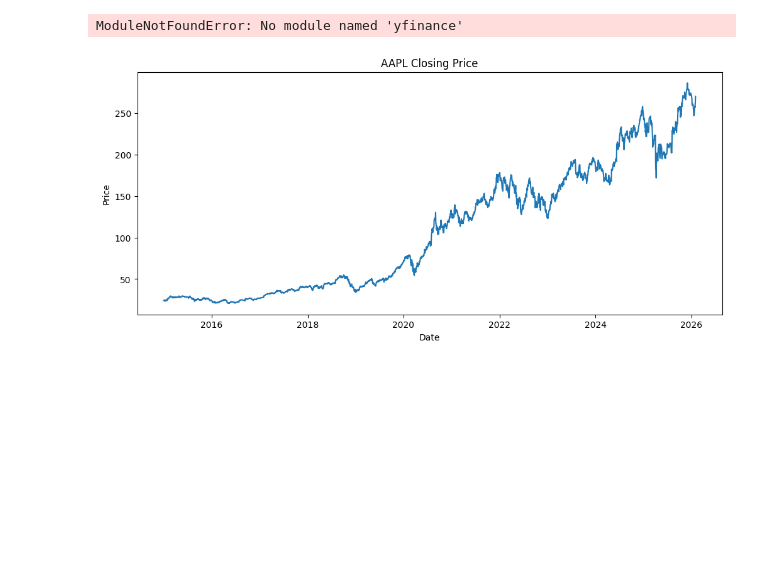
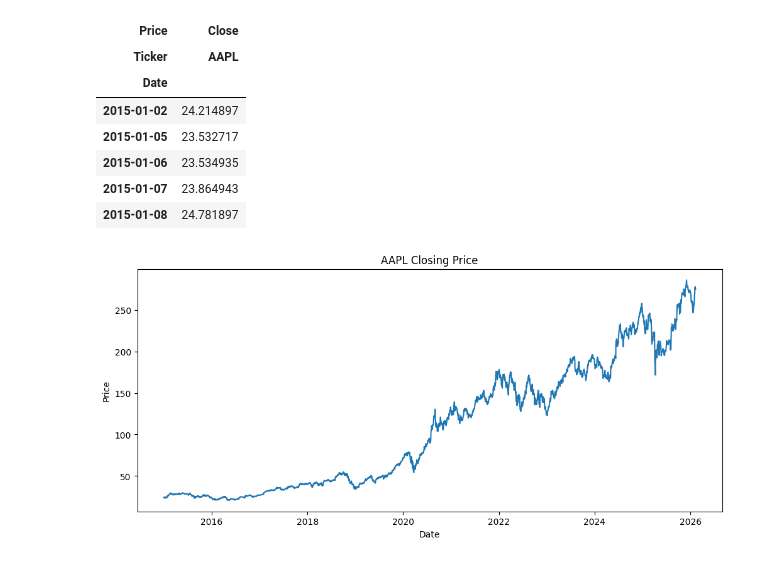
Before and after one commit to amaayacc/FINMA-Financial-Modelling-Assignment, a Jupyter notebook: finalproject.ipynb, the cells around one changed output. Drawn from its saved outputs; the diff is of its cells as text; code cells hidden in the pictures; blank space fills up the shorter version.

```diff
--- a/finalproject.ipynb
+++ b/finalproject.ipynb
@@ -1,20 +1,30 @@
 # %%
 import pandas as pd
 import numpy as np
 import matplotlib.pyplot as plt
 import yfinance as yf
 
 # Download price data
 ticker = "AAPL"
 df = yf.download(ticker, start="2015-01-01", progress=False)
 
 # Keep required columns
 df = df[['Close']].copy()
 df.dropna(inplace=True)
 
+# Ensure dates are sorted
+df = df.sort_index()
+
 df.head()
 # %% [output]
-ModuleNotFoundError: No module named 'yfinance'
+| Price | Close |
+| Ticker | AAPL |
+| Date |  |
+| 2015-01-02 | 24.214897 |
+| 2015-01-05 | 23.532717 |
+| 2015-01-06 | 23.534935 |
+| 2015-01-07 | 23.864943 |
+| 2015-01-08 | 24.781897 |
 # %%
 plt.figure(figsize=(12,5))
 plt.plot(df.index, df['Close'])
```
Also changed, not shown: parts of 3 cells of this notebook.
